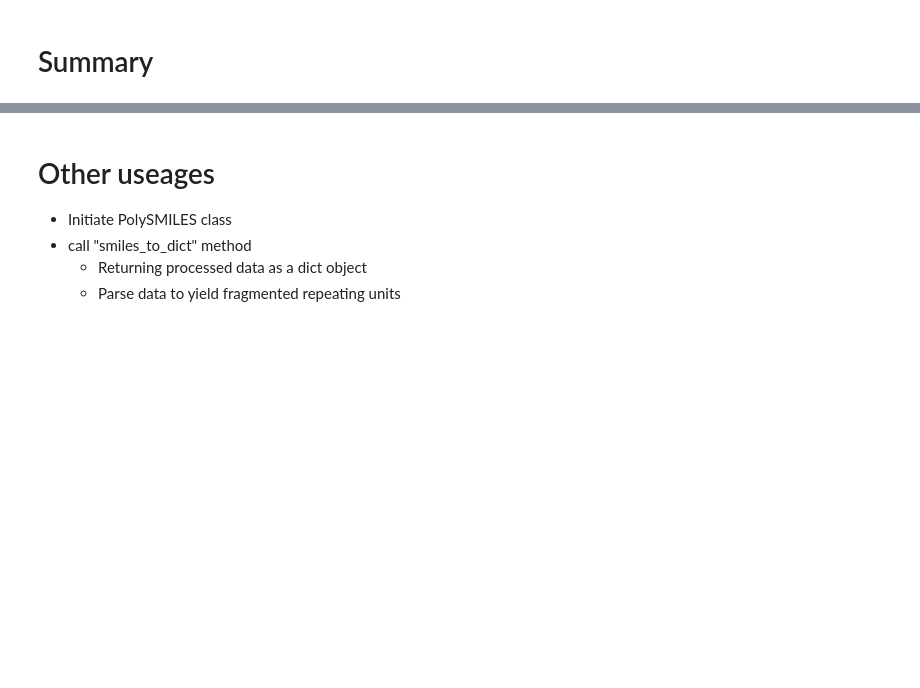
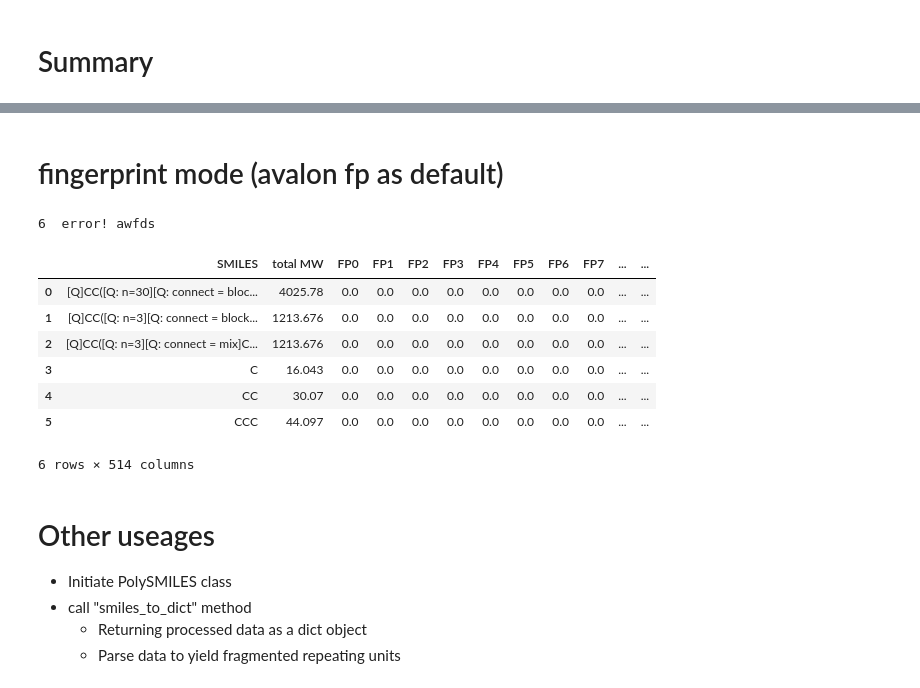
Before and after one commit to KanHatakeyama/polySMILES, a Jupyter notebook: Tutorial.ipynb, the cells around one changed output, grey strips where cells are left out. Drawn from its saved outputs; the diff is of its cells as text; code cells hidden in the pictures; blank space fills up the shorter version.

```diff
--- a/Tutorial.ipynb
+++ b/Tutorial.ipynb
@@ -33,6 +31,22 @@ error! 6 awfds
 | 4 | CC | 30.07 | 245.36 | 112.3 | 401.954229 | 50.299281 | ... |
 | 5 | CCC | 44.097 | 268.24 | 123.57 | 427.656009 | 44.091011 | ... |
 6 rows × 225 columns
+# %% [markdown]
+# fingerprint mode (avalon fp as default)
+# %%
+from AutoDescriptor import AutoFingerprint
+psm=PolySMILES(calculator=AutoFingerprint())
+psm.auto(smiles_list)
+# %% [output]
+6  error! awfds
+|  | SMILES | total MW | FP0 | FP1 | FP2 | FP3 | FP4 | FP5 | FP6 | FP7 | ... | ... |
+| 0 | [Q]CC([Q: n=30][Q: connect = bloc... | 4025.78 | 0.0 | 0.0 | 0.0 | 0.0 | 0.0 | 0.0 | 0.0 | 0.0 | ... | ... |
+| 1 | [Q]CC([Q: n=3][Q: connect = block... | 1213.676 | 0.0 | 0.0 | 0.0 | 0.0 | 0.0 | 0.0 | 0.0 | 0.0 | ... | ... |
+| 2 | [Q]CC([Q: n=3][Q: connect = mix]C... | 1213.676 | 0.0 | 0.0 | 0.0 | 0.0 | 0.0 | 0.0 | 0.0 | 0.0 | ... | ... |
+| 3 | C | 16.043 | 0.0 | 0.0 | 0.0 | 0.0 | 0.0 | 0.0 | 0.0 | 0.0 | ... | ... |
+| 4 | CC | 30.07 | 0.0 | 0.0 | 0.0 | 0.0 | 0.0 | 0.0 | 0.0 | 0.0 | ... | ... |
+| 5 | CCC | 44.097 | 0.0 | 0.0 | 0.0 | 0.0 | 0.0 | 0.0 | 0.0 | 0.0 | ... | ... |
+6 rows × 514 columns
 # %% [markdown]
 # Other useages
 - Initiate PolySMILES class
```
Also changed, not shown: parts of 3 cells of this notebook.
